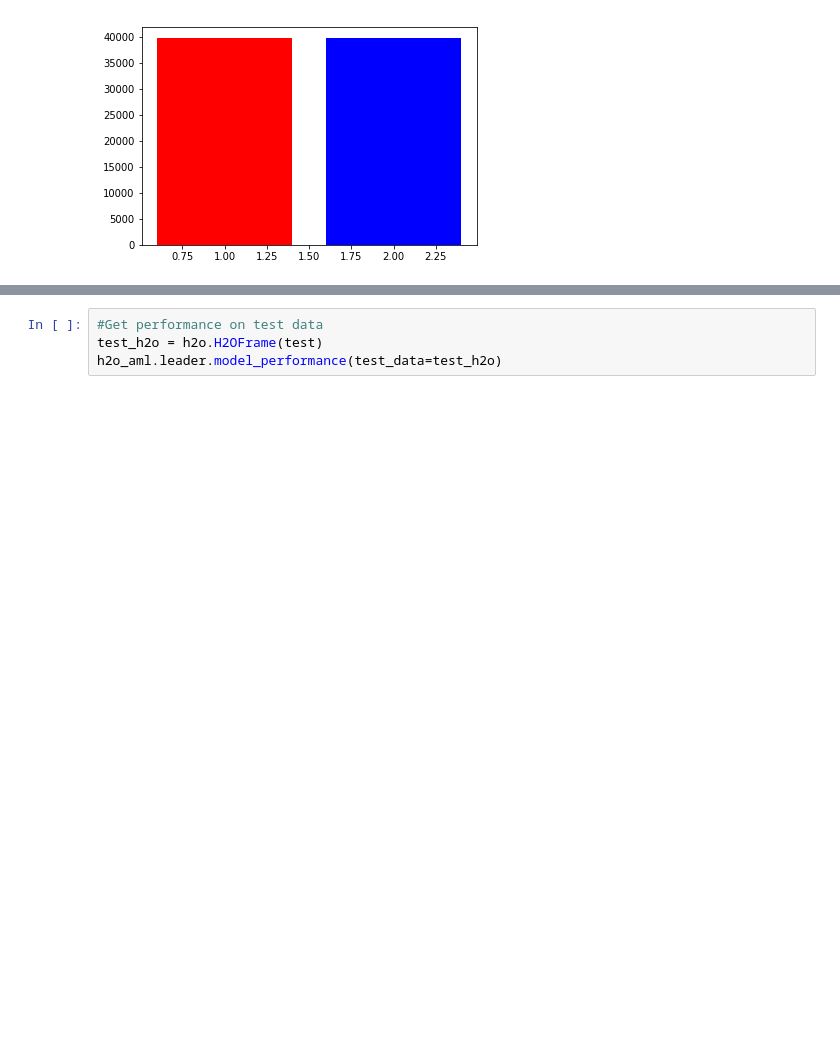
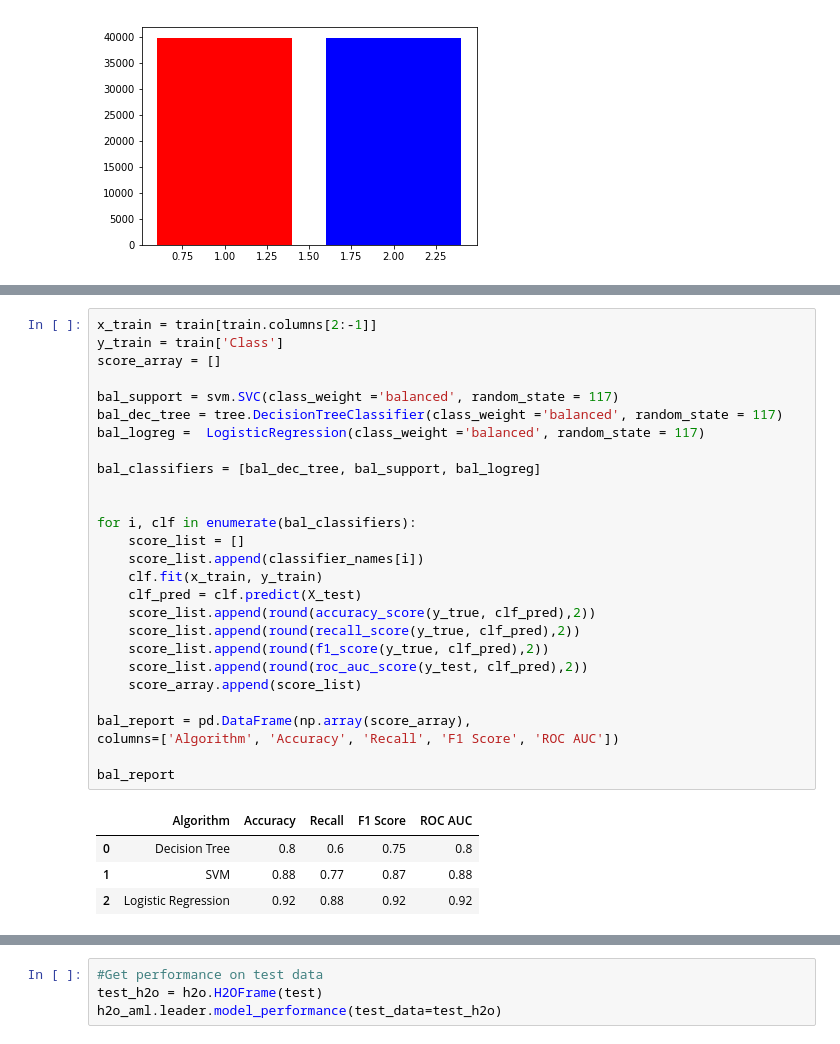
Before and after one commit to tthien92/Fraud_data_autoML, a Jupyter notebook: Fraud Detection with AutoML.ipynb, the cells around one changed output, grey strips where cells are left out. Cells and saved outputs as stored; diff of their text form; blank space fills up the shorter version.

```diff
--- a/Fraud Detection with AutoML.ipynb
+++ b/Fraud Detection with AutoML.ipynb
@@ -202 +240,33 @@ plt.bar(x=[1,2], height = [fraud, no_fraud], color = ['red', 'blue'])
+# %%
+x_train = train[train.columns[2:-1]]
+y_train = train['Class']
+score_array = []
+
+bal_support = svm.SVC(class_weight ='balanced', random_state = 117)
+bal_dec_tree = tree.DecisionTreeClassifier(class_weight ='balanced', random_state = 117)
+bal_logreg =  LogisticRegression(class_weight ='balanced', random_state = 117)
+
+bal_classifiers = [bal_dec_tree, bal_support, bal_logreg]
+
+
+for i, clf in enumerate(bal_classifiers):
+    score_list = []
+    score_list.append(classifier_names[i])
+    clf.fit(x_train, y_train)
+    clf_pred = clf.predict(X_test)
+    score_list.append(round(accuracy_score(y_true, clf_pred),2))
+    score_list.append(round(recall_score(y_true, clf_pred),2))
+    score_list.append(round(f1_score(y_true, clf_pred),2))
+    score_list.append(round(roc_auc_score(y_test, clf_pred),2))
+    score_array.append(score_list)
+
+bal_report = pd.DataFrame(np.array(score_array),
+columns=['Algorithm', 'Accuracy', 'Recall', 'F1 Score', 'ROC AUC'])
+
+bal_report
+# %% [output]
+|  | Algorithm | Accuracy | Recall | F1 Score | ROC AUC |
+| 0 | Decision Tree | 0.8 | 0.6 | 0.75 | 0.8 |
+| 1 | SVM | 0.88 | 0.77 | 0.87 | 0.88 |
+| 2 | Logistic Regression | 0.92 | 0.88 | 0.92 | 0.92 |
 # %%
```
Also changed, not shown: parts of 22 cells of this notebook, 2 other files.
